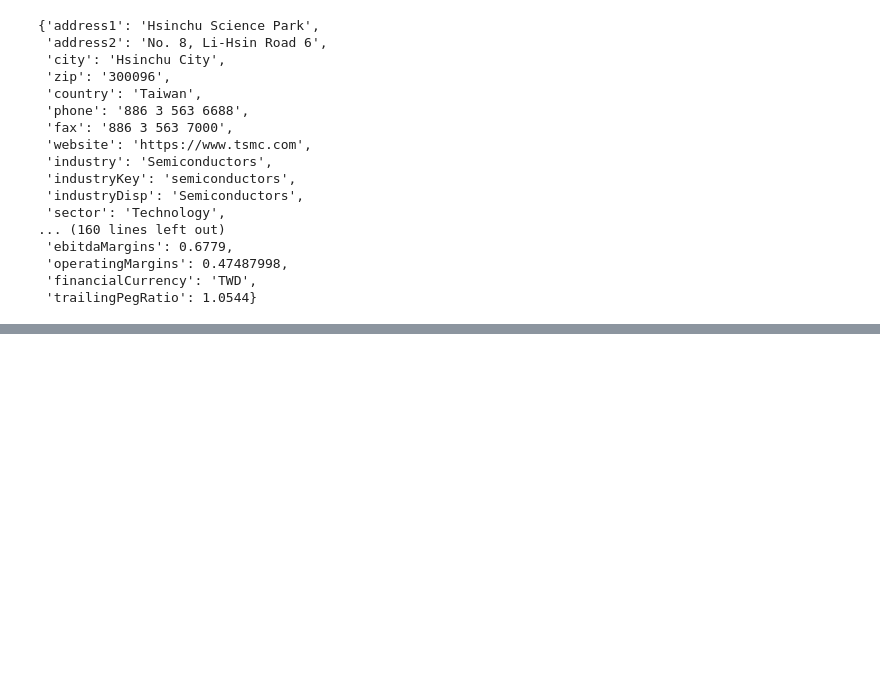
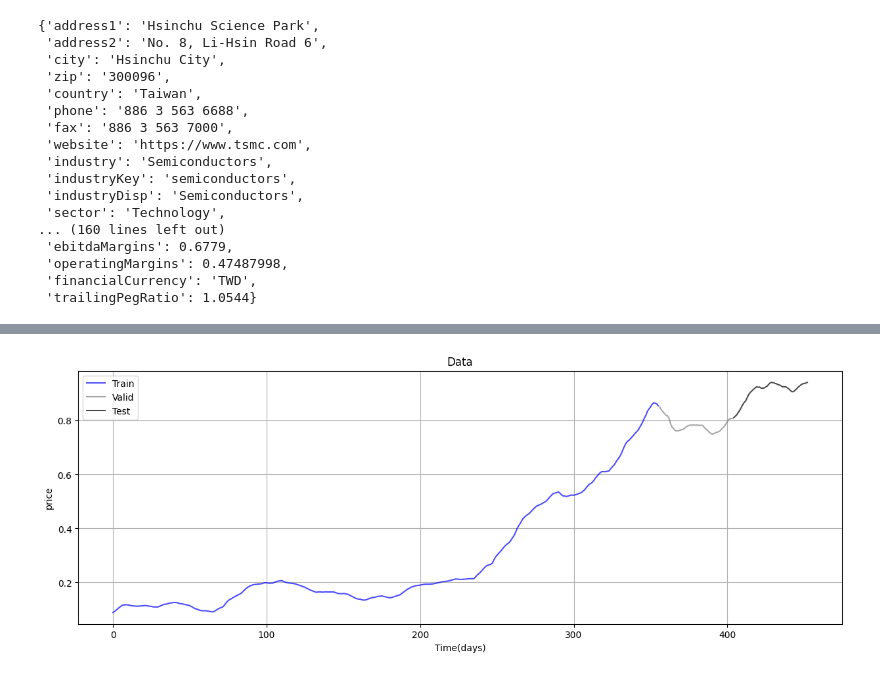
Before and after one commit to joeywu456/StockPrediction, a Jupyter notebook: stockprediction.ipynb, the cells around one changed output, grey strips where cells are left out. Cells and saved outputs as stored; diff of their text form; code cells hidden in the pictures; blank space fills up the shorter version.

```diff
--- a/stockprediction.ipynb
+++ b/stockprediction.ipynb
@@ -78,0 +320,99 @@ plt.show()
+# %%
+from sklearn.preprocessing import MinMaxScaler
+import numpy as np
+import matplotlib.pyplot as plt
+
+# 設定參數
+SEQ_LEN = 30
+FUTURE_PERIOD_PREDICT = 1
+RATIO_TO_PREDICT = "2330.TW"
+
+# 獲取所有數據並進行預處理
+all_data = avg_values[RATIO_TO_PREDICT].values.reshape(-1, 1)
+
+# 使用MinMaxScaler進行整體歸一化
+scaler = MinMaxScaler()
+all_data_scaled = scaler.fit_transform(all_data)
+
+# 應用EMA平滑處理到整個數據集
+def apply_ema(data, gamma=0.1):
+    ema = 0.0
+    smoothed_data = np.zeros_like(data)
+    for i in range(len(data)):
+        ema = gamma * data[i] + (1 - gamma) * ema
+        smoothed_data[i] = ema
+    return smoothed_data
+
+all_data_smoothed = apply_ema(all_data_scaled)
+
+# 計算分割點
+total_len = len(all_data_smoothed)
+train_len = int(0.8 * total_len)
+valid_len = int(0.1 * total_len)
+test_len = total_len - train_len - valid_len
+
+# 創建序列數據的函數
+def create_sequences(data, seq_length, future_period):
+    X, y = [], []
+    for i in range(len(data) - seq_length - future_period + 1):
+        X.append(data[i:(i + seq_length)])
+        y.append(data[i + seq_length + future_period - 1])
+    return np.array(X), np.array(y)
+
+# 創建完整的序列數據
+X_all, y_all = create_sequences(all_data_smoothed, SEQ_LEN, FUTURE_PERIOD_PREDICT)
+
+# 分割序列數據
+train_end = train_len - SEQ_LEN
+val_end = train_len + valid_len - SEQ_LEN
+
+X_train = X_all[:train_end]
+y_train = y_all[:train_end]
+
+X_valid = X_all[train_end:val_end]
+y_valid = y_all[train_end:val_end]
+
+X_test = X_all[val_end:]
+y_test = y_all[val_end:]
+
+# 重塑數據
+if len(X_train) > 0:
+    X_train = X_train.reshape((X_train.shape[0], X_train.shape[1], 1))
+if len(X_valid) > 0:
+    X_valid = X_valid.reshape((X_valid.shape[0], X_valid.shape[1], 1))
+if len(X_test) > 0:
+    X_test = X_test.reshape((X_test.shape[0], X_test.shape[1], 1))
+
+# 畫出預測圖表
+plt.figure(figsize=(15, 5))
+
+# 繪製訓練數據
+if len(y_train) > 0:
+    plt.plot(range(len(y_train)), y_train,
+             color='blue', label='Train', alpha=0.7)
+
+# 繪製驗證數據
+if len(y_valid) > 0:
+    plt.plot(range(len(y_train), len(y_train) + len(y_valid)),
+             y_valid, color='gray', label='Valid', alpha=0.7)
+
+# 繪製測試數據
+if len(y_test) > 0:
+    plt.plot(range(len(y_train) + len(y_valid),
+                   len(y_train) + len(y_valid) + len(y_test)),
+             y_test, color='black', label='Test', alpha=0.7)
+
+plt.title('Data')
+plt.xlabel('Time(days)')
+plt.ylabel('price')
+plt.legend(loc='best')
+plt.grid(True)
+plt.show()
+
+# 打印數據集大小
+print(f"總數據量: {len(all_data_smoothed)}")
+print(f"訓練集大小: {len(y_train)}")
+print(f"驗證集大小: {len(y_valid)}")
+print(f"測試集大小: {len(y_test)}")
+# %% [output]
+[figure, added]
```
Also changed, not shown: parts of 29 cells of this notebook, 11 other files.
